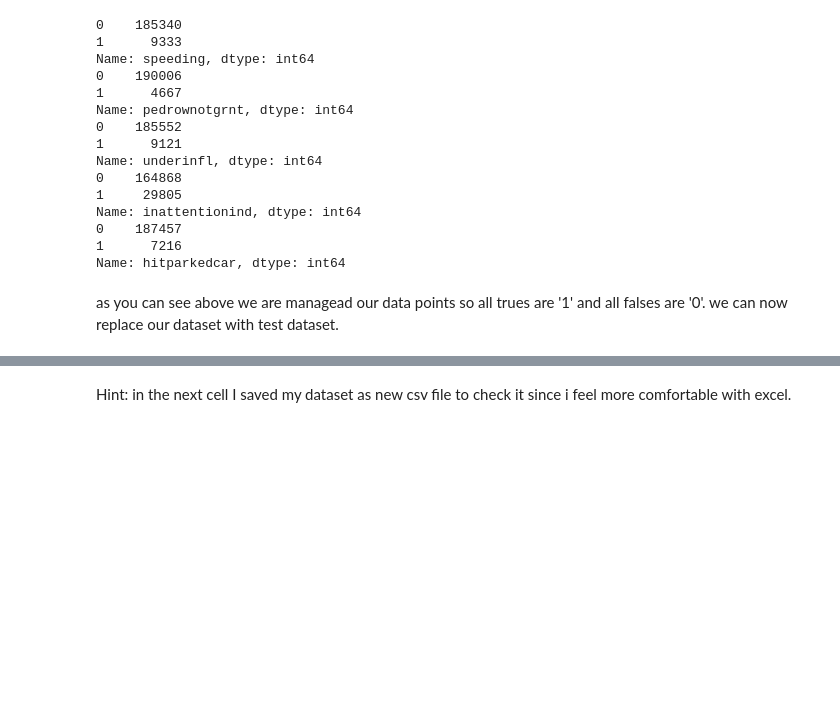
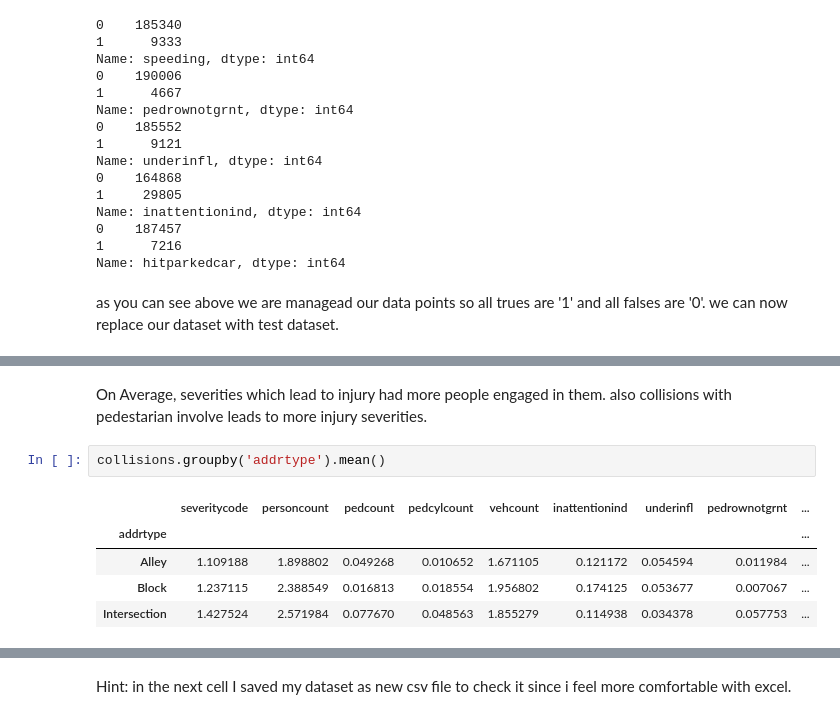
Before and after one commit to RaminFerdos/Coursera_Capstone, a Jupyter notebook: Coursera-Capstone-Collision Dataset.ipynb, the cells around one changed output, grey strips where cells are left out. Cells and saved outputs as stored; diff of their text form; blank space fills up the shorter version.

```diff
--- a/Coursera-Capstone-Collision Dataset.ipynb
+++ b/Coursera-Capstone-Collision Dataset.ipynb
@@ -164,0 +211,10 @@ collisions.head()
+# %% [markdown]
+On Average, severities which lead to injury had more people engaged in them. also collisions with pedestarian involve leads to more injury severities.
+# %%
+collisions.groupby('addrtype').mean()
+# %% [output]
+|  | severitycode | personcount | pedcount | pedcylcount | vehcount | inattentionind | underinfl | pedrownotgrnt | ... |
+| addrtype |  |  |  |  |  |  |  |  | ... |
+| Alley | 1.109188 | 1.898802 | 0.049268 | 0.010652 | 1.671105 | 0.121172 | 0.054594 | 0.011984 | ... |
+| Block | 1.237115 | 2.388549 | 0.016813 | 0.018554 | 1.956802 | 0.174125 | 0.053677 | 0.007067 | ... |
+| Intersection | 1.427524 | 2.571984 | 0.077670 | 0.048563 | 1.855279 | 0.114938 | 0.034378 | 0.057753 | ... |
```
Also changed, not shown: parts of 16 cells of this notebook, 1 other file.
